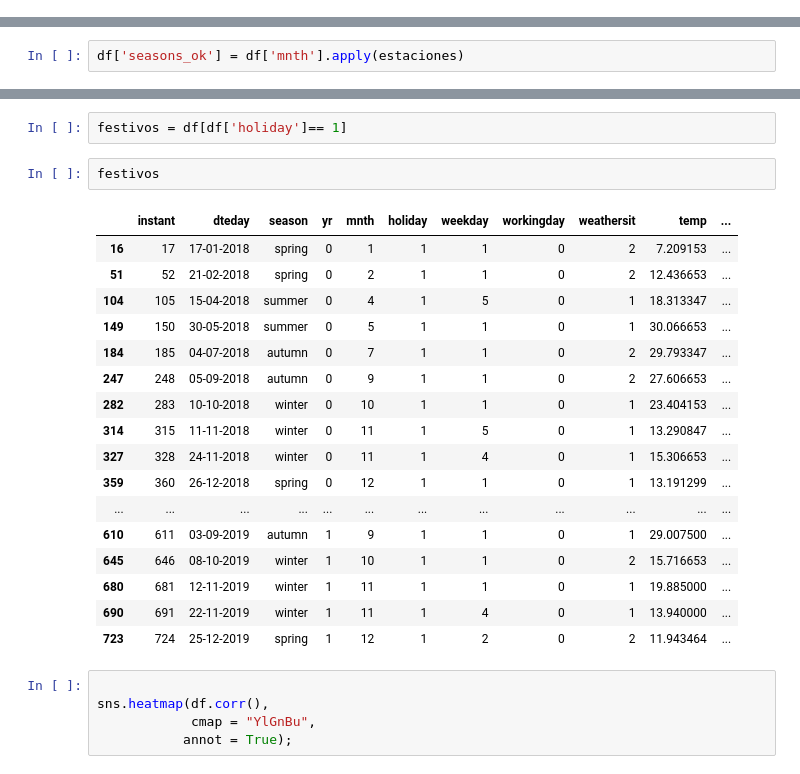
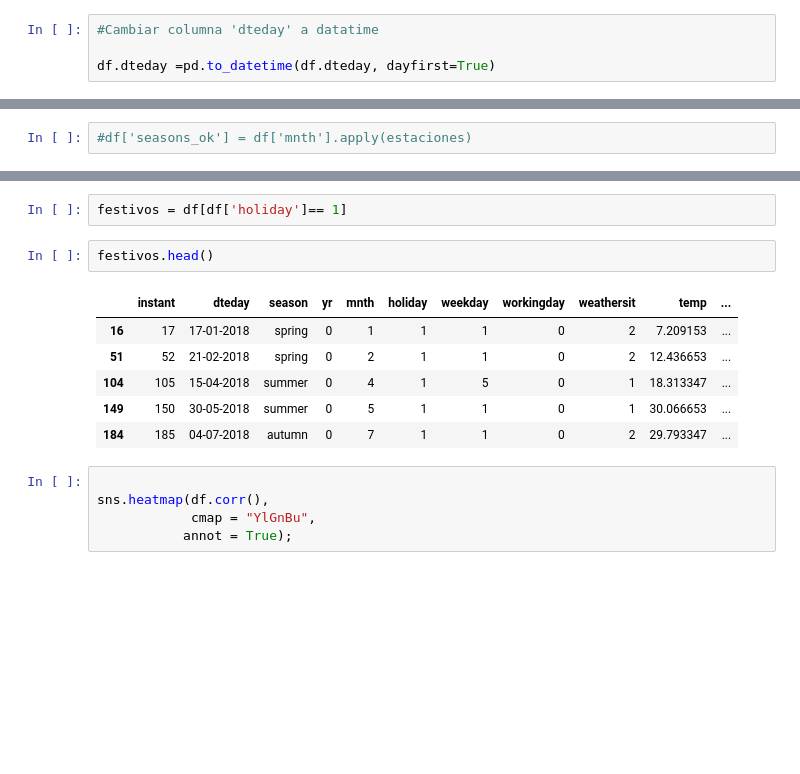
Before and after one commit to Adalab/proyecto-promo-C-modulo-3-team-2, a Jupyter notebook: exploracion.ipynb, the cells around one changed output, grey strips where cells are left out. Drawn from its saved outputs; the diff is of its cells as text; blank space fills up the shorter version.

```diff
--- a/exploracion.ipynb
+++ b/exploracion.ipynb
@@ -64,6 +67,10 @@ df.duplicated().sum()
 df.shape
 # %% [output]
 (730, 16)
+# %%
+#Cambiar columna 'dteday' a datatime
+
+df.dteday =pd.to_datetime(df.dteday, dayfirst=True)
 # %%
 primavera = df[df['season']=='spring'] #Primavera 20 marzo - 21 junio
 primavera['mnth'].unique()
@@ -118,5 +183,5 @@ def estaciones(col):
 # %%
-df['seasons_ok'] = df['mnth'].apply(estaciones)
+#df['seasons_ok'] = df['mnth'].apply(estaciones)
 # %%
 df['seasons_ok'].unique()
 # %% [output]
@@ -139,25 +204,14 @@ Name: holiday, dtype: int64
 # %%
 festivos = df[df['holiday']== 1]
 # %%
-festivos
+festivos.head()
 # %% [output]
 |  | instant | dteday | season | yr | mnth | holiday | weekday | workingday | weathersit | temp | ... |
 | 16 | 17 | 17-01-2018 | spring | 0 | 1 | 1 | 1 | 0 | 2 | 7.209153 | ... |
 | 51 | 52 | 21-02-2018 | spring | 0 | 2 | 1 | 1 | 0 | 2 | 12.436653 | ... |
 | 104 | 105 | 15-04-2018 | summer | 0 | 4 | 1 | 5 | 0 | 1 | 18.313347 | ... |
 | 149 | 150 | 30-05-2018 | summer | 0 | 5 | 1 | 1 | 0 | 1 | 30.066653 | ... |
 | 184 | 185 | 04-07-2018 | autumn | 0 | 7 | 1 | 1 | 0 | 2 | 29.793347 | ... |
-| 247 | 248 | 05-09-2018 | autumn | 0 | 9 | 1 | 1 | 0 | 2 | 27.606653 | ... |
-| 282 | 283 | 10-10-2018 | winter | 0 | 10 | 1 | 1 | 0 | 1 | 23.404153 | ... |
-| 314 | 315 | 11-11-2018 | winter | 0 | 11 | 1 | 5 | 0 | 1 | 13.290847 | ... |
-| 327 | 328 | 24-11-2018 | winter | 0 | 11 | 1 | 4 | 0 | 1 | 15.306653 | ... |
-| 359 | 360 | 26-12-2018 | spring | 0 | 12 | 1 | 1 | 0 | 1 | 13.191299 | ... |
-| ... | ... | ... | ... | ... | ... | ... | ... | ... | ... | ... | ... |
-| 610 | 611 | 03-09-2019 | autumn | 1 | 9 | 1 | 1 | 0 | 1 | 29.007500 | ... |
-| 645 | 646 | 08-10-2019 | winter | 1 | 10 | 1 | 1 | 0 | 2 | 15.716653 | ... |
-| 680 | 681 | 12-11-2019 | winter | 1 | 11 | 1 | 1 | 0 | 1 | 19.885000 | ... |
-| 690 | 691 | 22-11-2019 | winter | 1 | 11 | 1 | 4 | 0 | 1 | 13.940000 | ... |
-| 723 | 724 | 25-12-2019 | spring | 1 | 12 | 1 | 2 | 0 | 2 | 11.943464 | ... |
 # %%
 
 sns.heatmap(df.corr(),
```
Also changed, not shown: parts of 15 cells of this notebook.
